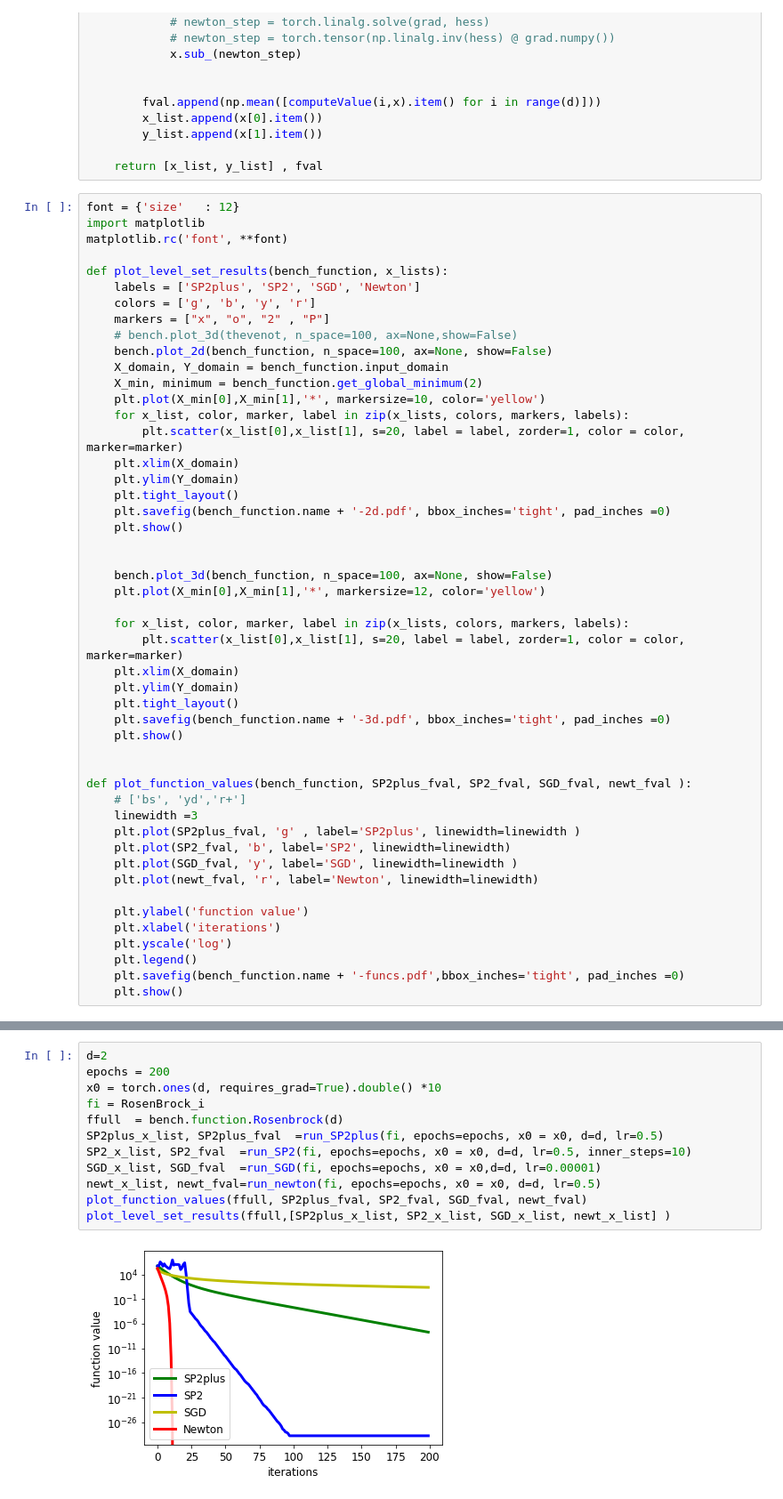
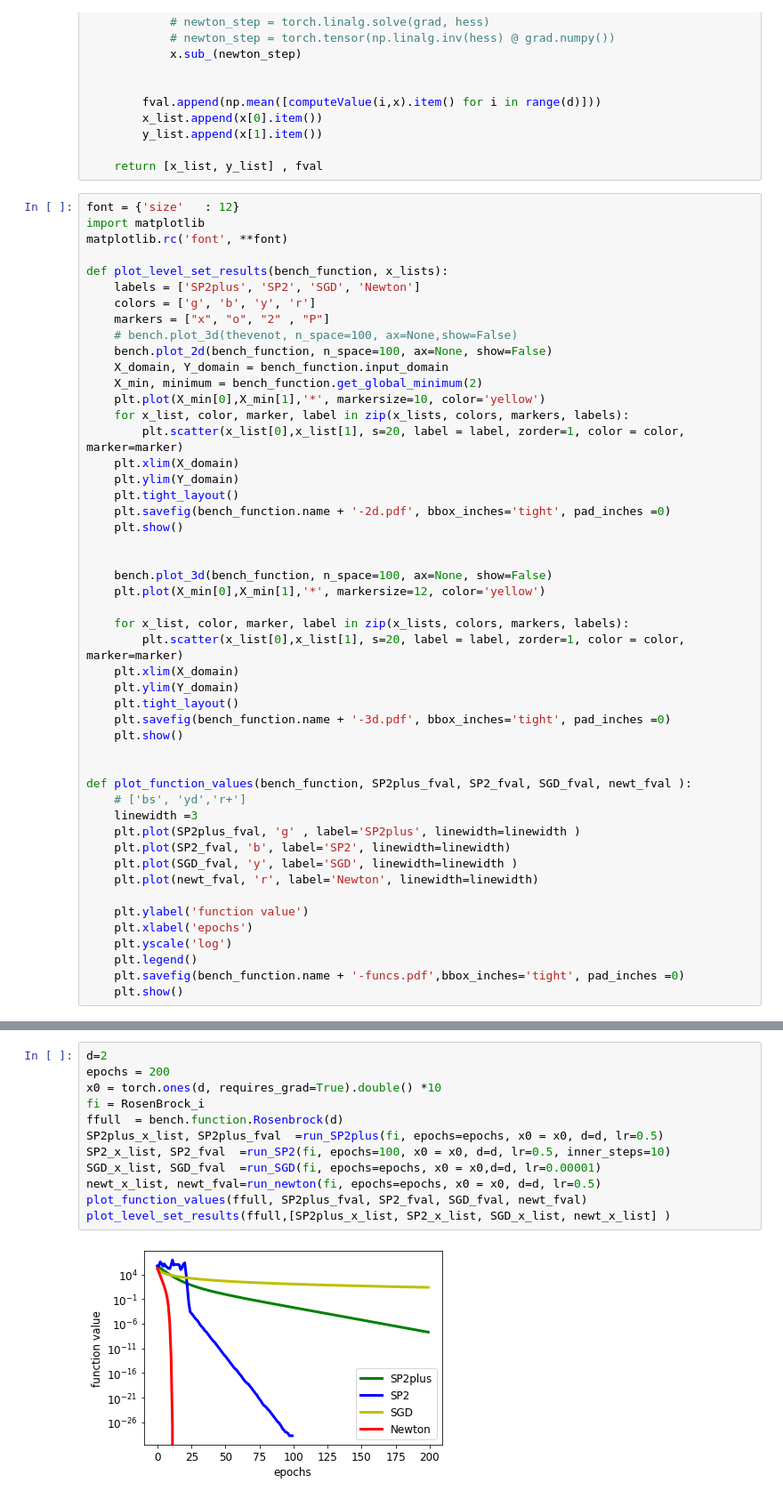
Before and after one commit to gowerrobert/sps_optimizers_with_martin_plots, a Jupyter notebook: 2D_examplesVisualization_rob_version.ipynb, the cells around one changed output, grey strips where cells are left out. Shown at 89% size. Cells and saved outputs as stored; diff of their text form.

Commit message:
corrected xlabel to epochs

```diff
--- a/2D_examplesVisualization_rob_version.ipynb
+++ b/2D_examplesVisualization_rob_version.ipynb
@@ -252,7 +246,7 @@ def plot_function_values(bench_function, SP2plus_fval, SP2_fval, SGD_fval, newt_
     plt.plot(newt_fval, 'r', label='Newton', linewidth=linewidth)
 
     plt.ylabel('function value')
-    plt.xlabel('iterations')
+    plt.xlabel('epochs')
     plt.yscale('log')
     plt.legend()
     plt.savefig(bench_function.name + '-funcs.pdf',bbox_inches='tight', pad_inches =0)
@@ -303,16 +303,16 @@ plot_level_set_results(ffull,[SP2plus_x_list, SP2_x_list, SGD_x_list, newt_x_lis
 # %%
 d=2
 epochs = 200
 x0 = torch.ones(d, requires_grad=True).double() *10
 fi = RosenBrock_i
 ffull  = bench.function.Rosenbrock(d)
 SP2plus_x_list, SP2plus_fval  =run_SP2plus(fi, epochs=epochs, x0 = x0, d=d, lr=0.5)
-SP2_x_list, SP2_fval  =run_SP2(fi, epochs=epochs, x0 = x0, d=d, lr=0.5, inner_steps=10)
+SP2_x_list, SP2_fval  =run_SP2(fi, epochs=100, x0 = x0, d=d, lr=0.5, inner_steps=10)
 SGD_x_list, SGD_fval  =run_SGD(fi, epochs=epochs, x0 = x0,d=d, lr=0.00001)
 newt_x_list, newt_fval=run_newton(fi, epochs=epochs, x0 = x0, d=d, lr=0.5)
 plot_function_values(ffull, SP2plus_fval, SP2_fval, SGD_fval, newt_fval)
 plot_level_set_results(ffull,[SP2plus_x_list, SP2_x_list, SGD_x_list, newt_x_list] )
 # %% [output]
-[figure, old version]
+[figure, new version]
 [figure]
 [figure]
```
Also changed, not shown: parts of 4 cells of this notebook.
